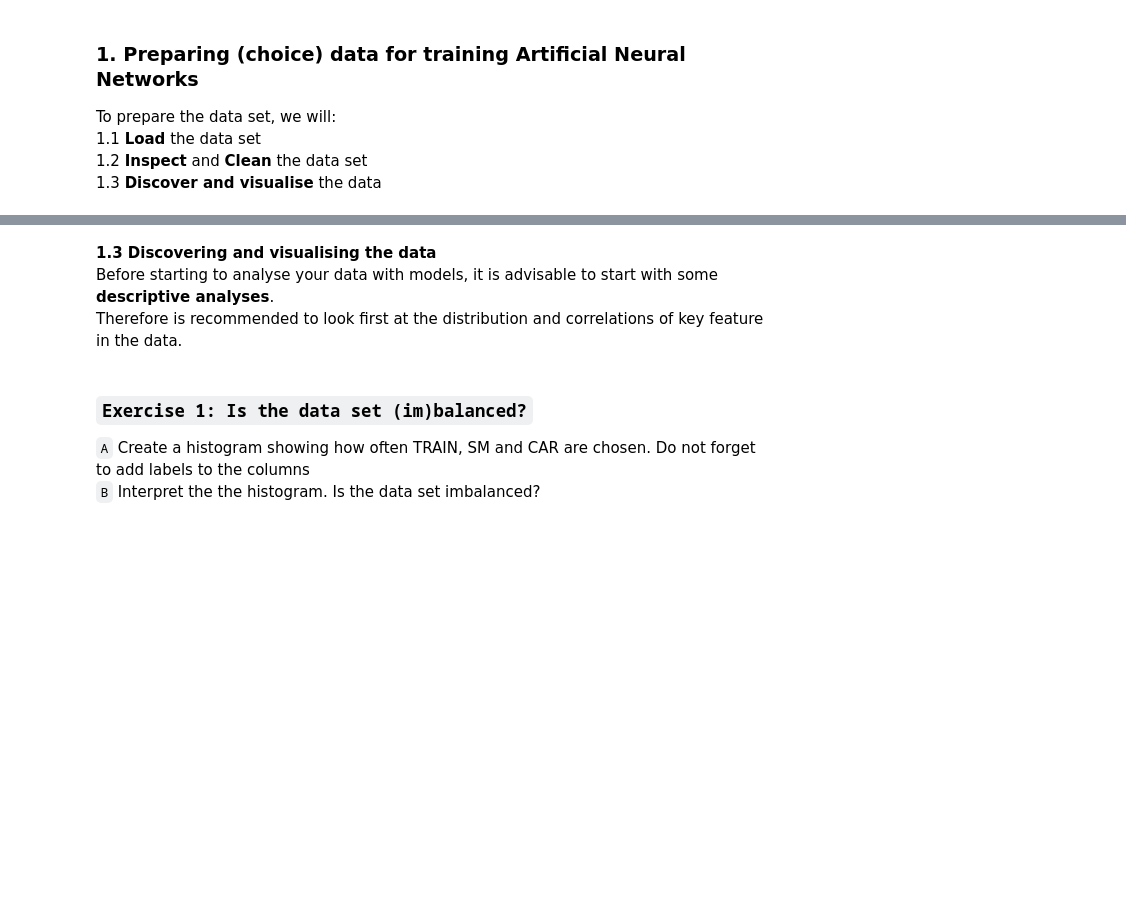
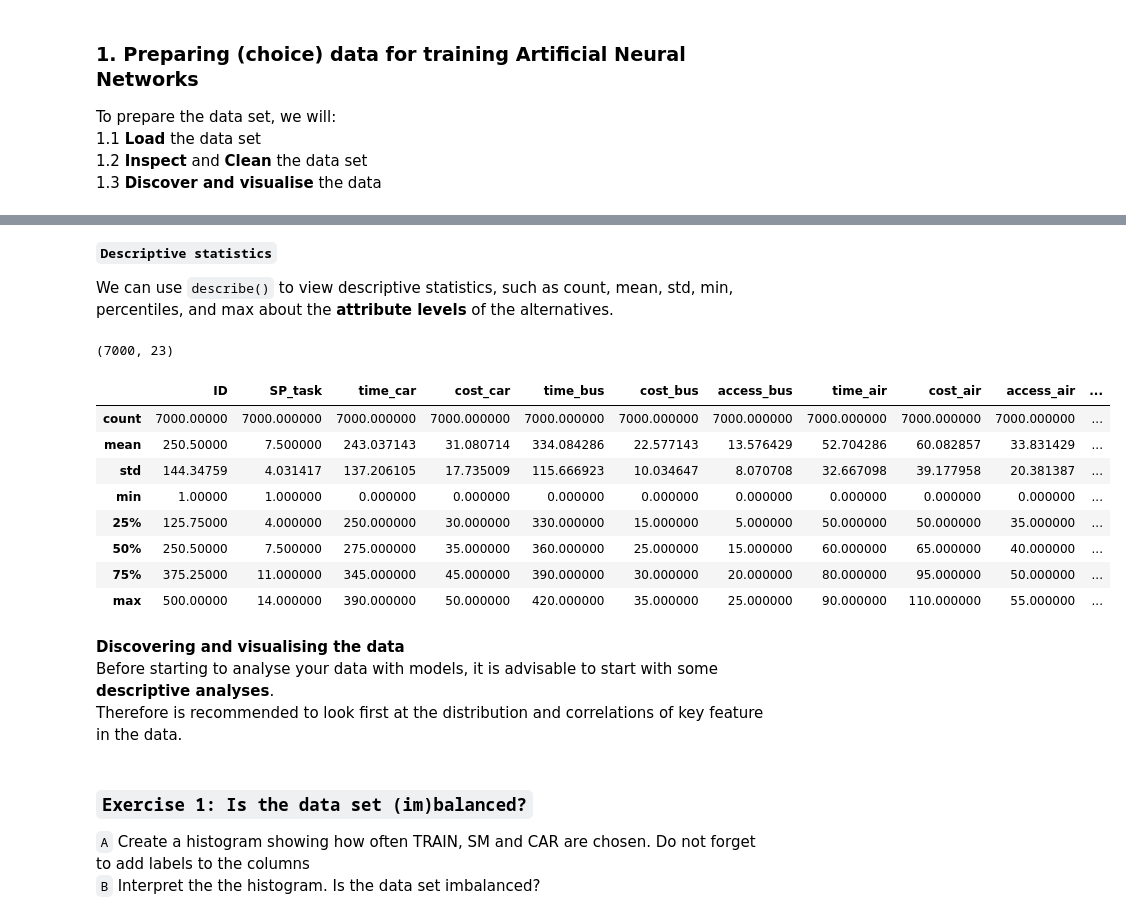
Before and after one commit to Marrekoo/DCM_ML_TRAIL_2024, a Jupyter notebook: Lab sessions/lab session 1.ipynb, the cells around one changed output, grey strips where cells are left out. Saved outputs shown, nothing was run; the diff lists cells and outputs as text; code cells hidden in the pictures; blank space fills up the shorter version.

```diff
--- a/Lab sessions/lab session 1.ipynb
+++ b/Lab sessions/lab session 1.ipynb
@@ -83,5 +89,5 @@ To prepare the data set, we will:<br>
 # %%
 # Get the current working directory
-datafile_path = os.path.join(getcwd(),'data','')
-print(datafile_path)
+data_path =  Path(f'data/apollo_modeChoiceData.csv')
+print(data_path)
 # %% [output]
@@ -89,3 +95,5 @@ print(datafile_path)
 # %%
 # Load mode choice data into a pandas DataFrame
-df = pd.read_csv(datafile_path + 'swissmetro.dat',sep = '\t')
+df = pd.read_csv(data_path,sep = ',')
+df = df[df['SP']==1]
+df.shape
@@ -116,11 +113,0 @@ df.describe()
-# %%
-# Data cleaning
-
-# Only keep data for purposes 'Commute" and "Business"
-df.drop(df[(df.PURPOSE != 1) & (df.PURPOSE != 3)].index, inplace=True)
-
-# Drop rows with unknown choices (CHOICE == 0)
-df.drop(df[df.CHOICE == 0].index, inplace=True)
-
-# In case of missing values, we replace them with 0
-df.fillna(0, inplace = True)
@@ -131,5 +147,42 @@ df.shape
+# %% [markdown]
+**`Descriptive statistics`**<br>
+
+We can use `describe()` to view descriptive statistics, such as count, mean, std, min, percentiles, and max about the **attribute levels** of the alternatives.
+# %%
+# Data cleaning
+
+# list of relevant features
+id         = ['ID', 'SP_task' ]
+attributes =   ['time_car',  'cost_car',
+                'time_bus',  'cost_bus',  'access_bus',
+                'time_air',  'cost_air',  'access_air',  'service_air',
+                'time_rail', 'cost_rail', 'access_rail', 'service_rail']
+
+sociovars = ['female', 'business','income']
+
+av = ['av_car', 'av_bus', 'av_rail', 'av_air']
+
+# Create a new instance of the dataframe, with the atrtributes, socio-demographic variables and the choice
+dff = df[id + attributes + sociovars + av +['choice'] ].copy()
+
+print(dff.shape)
+dff.describe()
+
+# Inspect the data types in the df
+# df.info()
+# %% [output]
+(7000, 23)
+|  | ID | SP_task | time_car | cost_car | time_bus | cost_bus | access_bus | time_air | cost_air | access_air | ... |
+| count | 7000.00000 | 7000.000000 | 7000.000000 | 7000.000000 | 7000.000000 | 7000.000000 | 7000.000000 | 7000.000000 | 7000.000000 | 7000.000000 | ... |
+| mean | 250.50000 | 7.500000 | 243.037143 | 31.080714 | 334.084286 | 22.577143 | 13.576429 | 52.704286 | 60.082857 | 33.831429 | ... |
+| std | 144.34759 | 4.031417 | 137.206105 | 17.735009 | 115.666923 | 10.034647 | 8.070708 | 32.667098 | 39.177958 | 20.381387 | ... |
+| min | 1.00000 | 1.000000 | 0.000000 | 0.000000 | 0.000000 | 0.000000 | 0.000000 | 0.000000 | 0.000000 | 0.000000 | ... |
+| 25% | 125.75000 | 4.000000 | 250.000000 | 30.000000 | 330.000000 | 15.000000 | 5.000000 | 50.000000 | 50.000000 | 35.000000 | ... |
+| 50% | 250.50000 | 7.500000 | 275.000000 | 35.000000 | 360.000000 | 25.000000 | 15.000000 | 60.000000 | 65.000000 | 40.000000 | ... |
+| 75% | 375.25000 | 11.000000 | 345.000000 | 45.000000 | 390.000000 | 30.000000 | 20.000000 | 80.000000 | 95.000000 | 50.000000 | ... |
+| max | 500.00000 | 14.000000 | 390.000000 | 50.000000 | 420.000000 | 35.000000 | 25.000000 | 90.000000 | 110.000000 | 55.000000 | ... |
 # %% [markdown]
-**1.3 Discovering and visualising the data**<br>
+**Discovering and visualising the data**<br>
 Before starting to analyse your data with models, it is advisable to start with some **descriptive analyses**.<br>
 Therefore is recommended to look first at the distribution and correlations of key feature in the data.
 # %% [markdown]
```
Also changed, not shown: parts of 49 cells of this notebook, 3 other files.
